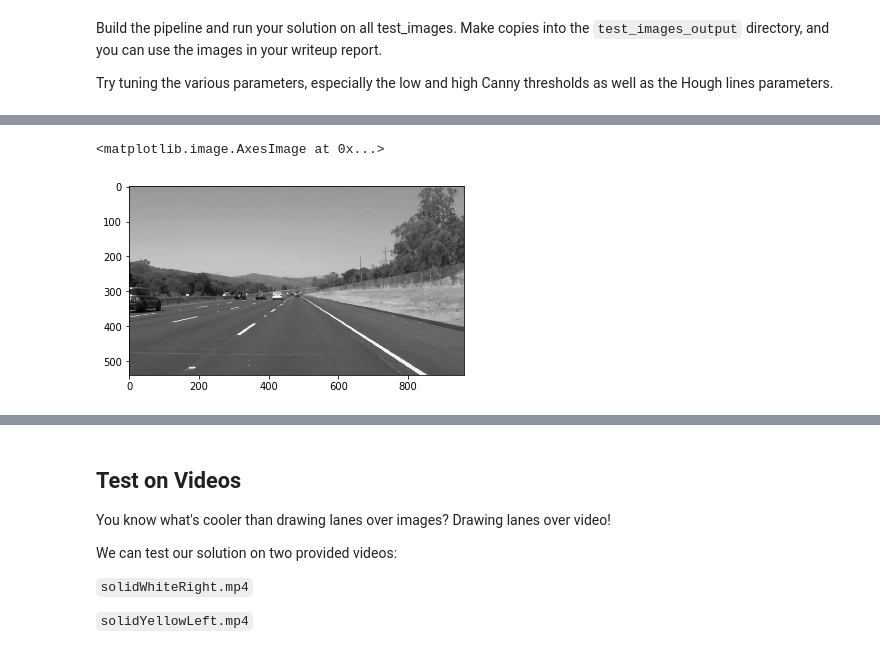
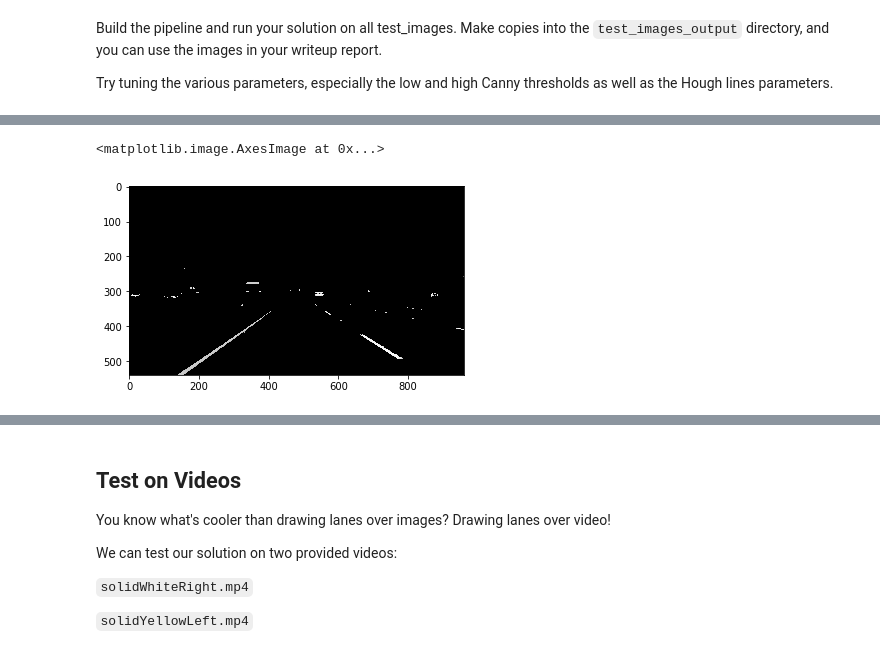
Before and after one commit to leoybkim/CarND-LaneLines-P1, a Jupyter notebook: P1.ipynb, the cells around one changed output, grey strips where cells are left out. Drawn from its saved outputs; the diff is of its cells as text; code cells hidden in the pictures.

Commit message:
separate into left and right lane, additional filtering with hsl colour space and interpolate lanes

```diff
--- a/P1.ipynb
+++ b/P1.ipynb
@@ -201,0 +221,17 @@ Try tuning the various parameters, especially the low and high Canny thresholds
+# %%
+# use only yellow or white from hsl_image (lane colours)
+# range of HSL
+#    H : (0, 180)
+# S, L : (0, 255)
+
+def filter_yellow(image):
+    low = np.array([15, 35, 115], dtype=np.uint8)
+    high = np.array([35, 204, 255], dtype=np.uint8)
+    filtered = cv2.inRange(image, low, high)
+    return filtered
+
+def filter_white(image):
+    low = np.array([0, 200, 0], dtype=np.uint8)
+    high = np.array([180, 255, 255], dtype=np.uint8)
+    filtered = cv2.inRange(image, low, high)
+    return filtered
@@ -201,0 +259,5 @@ Try tuning the various parameters, especially the low and high Canny thresholds
+# %%
+# test yellow filter with image with yellow lane
+has_yellow_lane = mpimg.imread('test_images/solidYellowLeft.jpg')
+filtered = filter_yellow(to_hsl(has_yellow_lane))
+plt.imshow(filtered)
@@ -201,0 +274,15 @@ Try tuning the various parameters, especially the low and high Canny thresholds
+# %%
+# combine white and yellow masks
+def combine_hsl_mask(image, hsl_yellow, hsl_white):
+    combined = cv2.bitwise_or(hsl_yellow, hsl_white)
+    return cv2.bitwise_and(image, image, mask=combined)
+
+# final hsl helper function
+def hsl_filter(image):
+    hsl_image = to_hsl(image)
+    hsl_yellow = filter_yellow(hsl_image)
+    hsl_white = filter_white(hsl_image)
+    return combine_hsl_mask(image, hsl_yellow, hsl_white)
+# %%
+test = hsl_filter(has_yellow_lane)
+plt.imshow(test)
@@ -202,10 +292,10 @@ Try tuning the various parameters, especially the low and high Canny thresholds
 # %%
 # grey scale
-grey_scale = grayscale(image)
+grey_scale = grayscale(test)
 plt.imshow(grey_scale, cmap="gray")
 # %% [output]
 <matplotlib.image.AxesImage at 0x...>
-[figure, old version]
+[figure, new version]
 # %%
 # gausian blur
 gausian_blur = gaussian_blur(grey_scale, 5) # kernel size: 5
```
Also changed, not shown: parts of 22 cells of this notebook, 3 other files.
